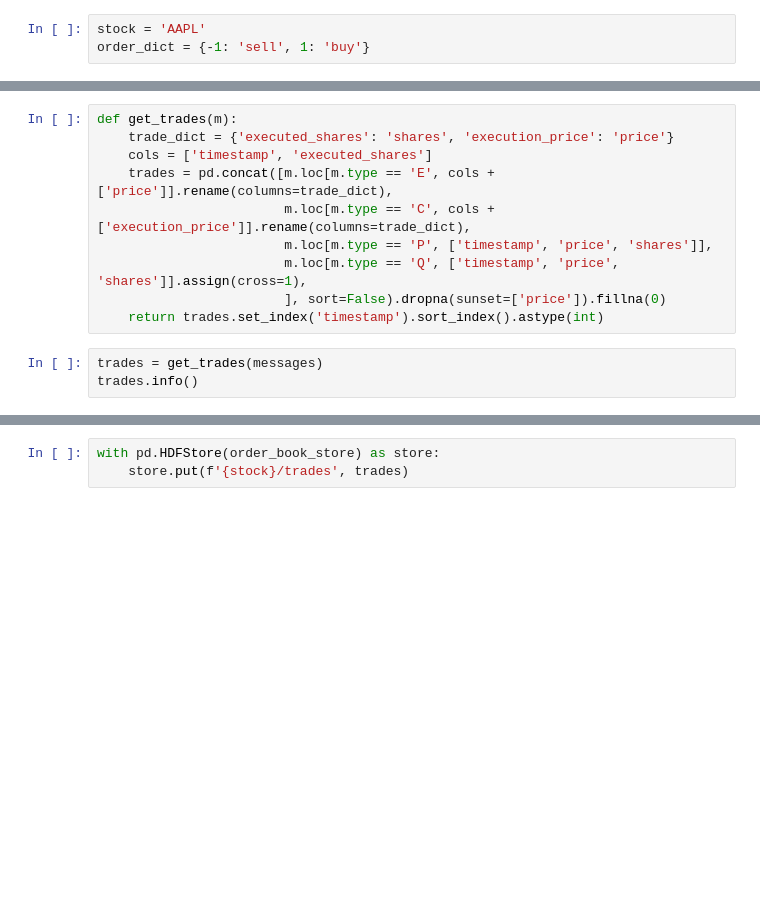
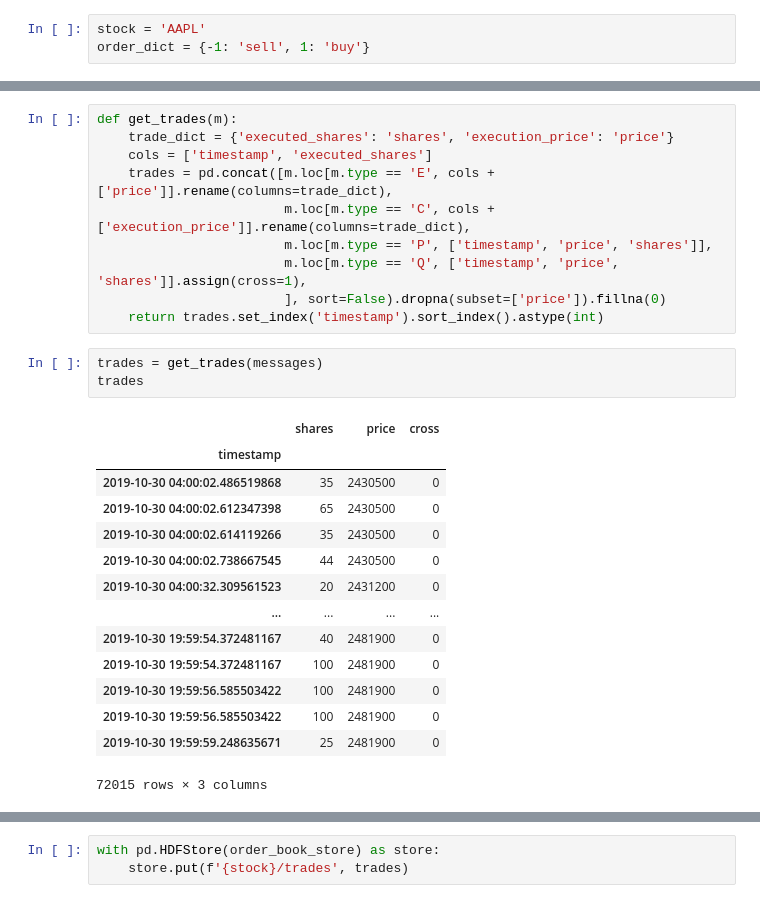
Before and after one commit to KarimEG45/MachineLearningTrading, a Jupyter notebook: 02_market_and_fundamental_data/01_NASDAQ_TotalView-ITCH_Order_Book/my_02_rebuild_nasdaq.ipynb, the cells around one changed output, grey strips where cells are left out. Cells and saved outputs as stored; diff of their text form; blank space fills up the shorter version.

```diff
--- a/02_market_and_fundamental_data/01_NASDAQ_TotalView-ITCH_Order_Book/my_02_rebuild_nasdaq.ipynb
+++ b/02_market_and_fundamental_data/01_NASDAQ_TotalView-ITCH_Order_Book/my_02_rebuild_nasdaq.ipynb
@@ -97,8 +123,23 @@ def get_trades(m):
                         m.loc[m.type == 'C', cols + ['execution_price']].rename(columns=trade_dict),
                         m.loc[m.type == 'P', ['timestamp', 'price', 'shares']],
                         m.loc[m.type == 'Q', ['timestamp', 'price', 'shares']].assign(cross=1),
-                        ], sort=False).dropna(sunset=['price']).fillna(0)
+                        ], sort=False).dropna(subset=['price']).fillna(0)
     return trades.set_index('timestamp').sort_index().astype(int)
 # %%
 trades = get_trades(messages)
-trades.info()
+trades
+# %% [output]
+|  | shares | price | cross |
+| timestamp |  |  |  |
+| 2019-10-30 04:00:02.486519868 | 35 | 2430500 | 0 |
+| 2019-10-30 04:00:02.612347398 | 65 | 2430500 | 0 |
+| 2019-10-30 04:00:02.614119266 | 35 | 2430500 | 0 |
+| 2019-10-30 04:00:02.738667545 | 44 | 2430500 | 0 |
+| 2019-10-30 04:00:32.309561523 | 20 | 2431200 | 0 |
+| ... | ... | ... | ... |
+| 2019-10-30 19:59:54.372481167 | 40 | 2481900 | 0 |
+| 2019-10-30 19:59:54.372481167 | 100 | 2481900 | 0 |
+| 2019-10-30 19:59:56.585503422 | 100 | 2481900 | 0 |
+| 2019-10-30 19:59:56.585503422 | 100 | 2481900 | 0 |
+| 2019-10-30 19:59:59.248635671 | 25 | 2481900 | 0 |
+72015 rows × 3 columns
```
Also changed, not shown: parts of 15 cells of this notebook, 2 other files.
